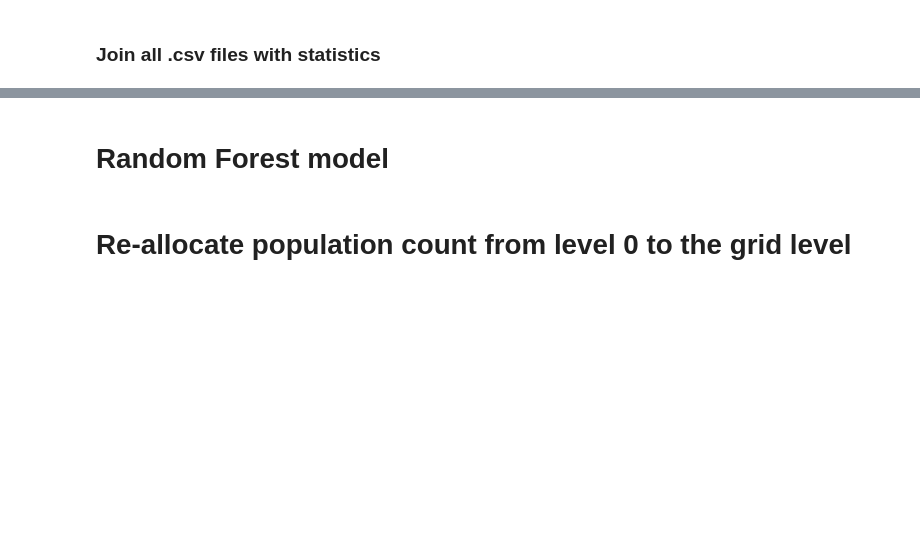
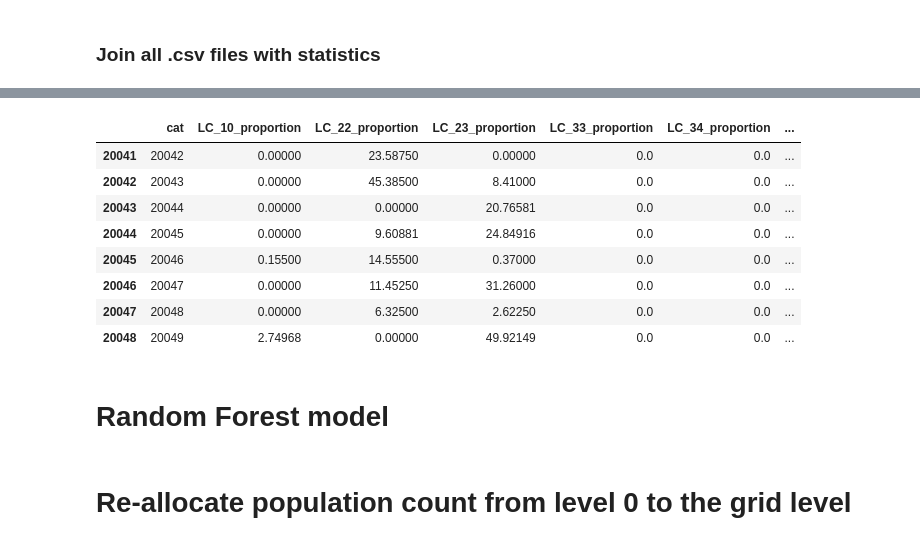
Before and after one commit to tgrippa/Dasymetric_mapping_using_GRASSGIS, a Jupyter notebook: notebooks/2_Processing.ipynb, the cells around one changed output, grey strips where cells are left out. Cells and saved outputs as stored; diff of their text form; code cells hidden in the pictures; blank space fills up the shorter version.

```diff
--- a/notebooks/2_Processing.ipynb
+++ b/notebooks/2_Processing.ipynb
@@ -595,2 +694,15 @@ for directory in [outputdirectory_grid, outputdirectory_admin]:
+# %%
+## Display tail of the dataframe
+df_grid.tail(8)
+# %% [output]
+|  | cat | LC_10_proportion | LC_22_proportion | LC_23_proportion | LC_33_proportion | LC_34_proportion | ... |
+| 20041 | 20042 | 0.00000 | 23.58750 | 0.00000 | 0.0 | 0.0 | ... |
+| 20042 | 20043 | 0.00000 | 45.38500 | 8.41000 | 0.0 | 0.0 | ... |
+| 20043 | 20044 | 0.00000 | 0.00000 | 20.76581 | 0.0 | 0.0 | ... |
+| 20044 | 20045 | 0.00000 | 9.60881 | 24.84916 | 0.0 | 0.0 | ... |
+| 20045 | 20046 | 0.15500 | 14.55500 | 0.37000 | 0.0 | 0.0 | ... |
+| 20046 | 20047 | 0.00000 | 11.45250 | 31.26000 | 0.0 | 0.0 | ... |
+| 20047 | 20048 | 0.00000 | 6.32500 | 2.62250 | 0.0 | 0.0 | ... |
+| 20048 | 20049 | 2.74968 | 0.00000 | 49.92149 | 0.0 | 0.0 | ... |
 # %% [markdown]
 # Random Forest model
```
Also changed, not shown: parts of 26 cells of this notebook.
